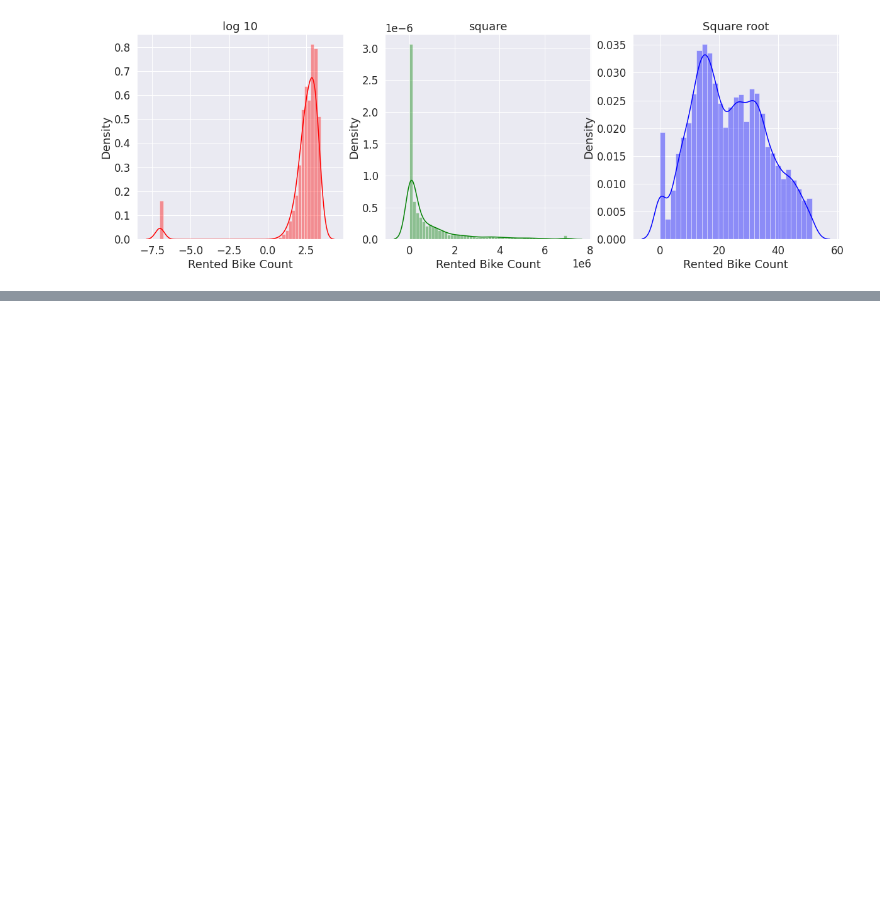
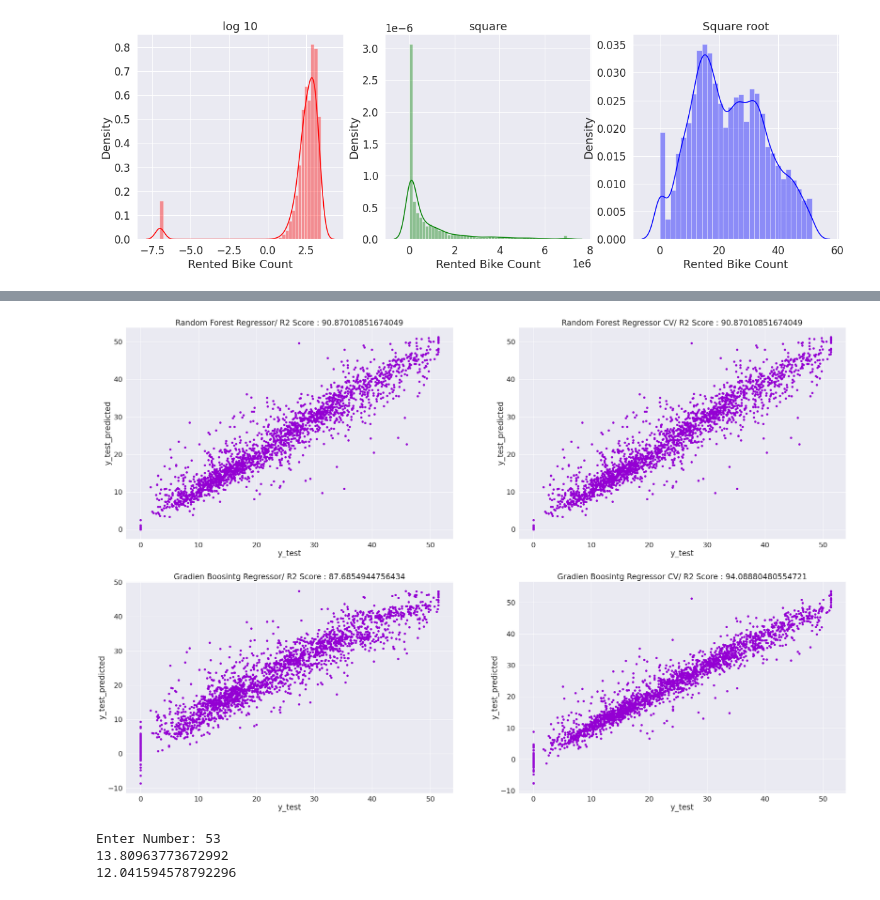
Before and after one commit to Sriharish19/Bike-Demand-Prediction, a Jupyter notebook: SH_Bike_Sharing_Demand_Prediction_ML_Capstone_Project_2.ipynb, the cells around one changed output, grey strips where cells are left out. Cells and saved outputs as stored; diff of their text form; code cells hidden in the pictures; blank space fills up the shorter version.

```diff
--- a/SH_Bike_Sharing_Demand_Prediction_ML_Capstone_Project_2.ipynb
+++ b/SH_Bike_Sharing_Demand_Prediction_ML_Capstone_Project_2.ipynb
@@ -563,0 +794,5 @@ Test RMSE is: 4.397516513397061
+# %%
+# Decision Tree Regressor
+
+decision_tree_reg = DecisionTreeRegressor(criterion = 'squared_error',splitter = 'best')
+decision_tree_reg.fit(X_train,y_train)
@@ -563,0 +935,6 @@ Test RMSE is: 4.397516513397061
+# %%
+# Gradient Boosting Regressor
+gbr = GradientBoostingRegressor()
+gbr.fit(X_train,y_train)
+y_train_gbr_pred = gbr.predict(X_train)
+y_test_gbr_pred = gbr.predict(X_test)
@@ -563,0 +1125,9 @@ Test RMSE is: 4.397516513397061
+# %%
+# Hyperparameter tuned GradientBoostingRegressor
+predict(GradientBoostingRegressor(n_estimators=400,max_depth=15, min_samples_leaf=30,
+                          min_samples_split=500),X,y)
+gbrcv=GradientBoostingRegressor(n_estimators=400,max_depth=15, min_samples_leaf=30,
+                          min_samples_split=500)
+gbrcv.fit(X_train,y_train)
+y_train_gbr_cv_pred = gbrcv.predict(X_train)
+y_test_gbr_cv_pred = gbrcv.predict(X_test)
@@ -563,0 +1142,9 @@ Test RMSE is: 4.397516513397061
+# %%
+# Hyperparameter tuned RandomForestRegressor
+predict(RandomForestRegressor(n_estimators=100, criterion="squared_error",max_depth=25, min_samples_split=30,min_samples_leaf=1),X,y)
+
+rfrcv=RandomForestRegressor(n_estimators=100, criterion="squared_error",max_depth=25, min_samples_split=30,min_samples_leaf=1)
+
+rfrcv.fit(X_train,y_train)
+y_train_rfr_cv_pred = rfr.predict(X_train)
+y_test_rfr_cv_pred = rfr.predict(X_test)
@@ -563,0 +1159,33 @@ Test RMSE is: 4.397516513397061
+# %%
+# Visual representation of Decision Tree model's prediction
+
+lst_model = [y_test_rfr_pred,y_test_rfr_cv_pred,y_test_gbr_pred,y_test_gbr_cv_pred]
+title = ['Random Forest Regressor','Random Forest Regressor CV','Gradien Boosintg Regressor','Gradien Boosintg Regressor CV']
+lst_model_acc = [r2_score(y_test,y_test_rfr_cv_pred)*100,r2_score(y_test,y_test_rfr_cv_pred)*100,
+                 r2_score(y_test,y_test_gbr_pred)*100,r2_score(y_test,y_test_gbr_cv_pred)*100]
+plt.figure(figsize = (40,70))
+sns.set_theme()
+for i in enumerate(lst_model):
+  sns.set(font_scale = 2)
+  plt.subplot(5, 2,i[0]+1)
+  plt.xlabel('y_test')
+  plt.ylabel('y_test_predicted')
+  plt.title(title[i[0]] + '/ R2 Score : '+ str(lst_model_acc[i[0]]))
+  plt.scatter(y_test,i[1],color = 'darkviolet')
+# %% [output]
+[figure, added]
+# %%
+#function y_pred and y_test
+
+i= int(input("Enter Number: "))
+#b=X_test1.iloc[i].to_list()
+X_train1,X_test1,y_train1,y_test1=train_test_split(X1,y1,test_size=0.25,random_state=0)
+model=gbr.fit(X_train1,y_train1)
+y_p_test=model.predict(X_test1)
+print(y_p_test[i])
+ll=y_test.to_list()
+print(ll[i])
+# %% [output]
+Enter Number: 53
+13.80963773672992
+12.041594578792296
```
Also changed, not shown: parts of 63 cells of this notebook.
